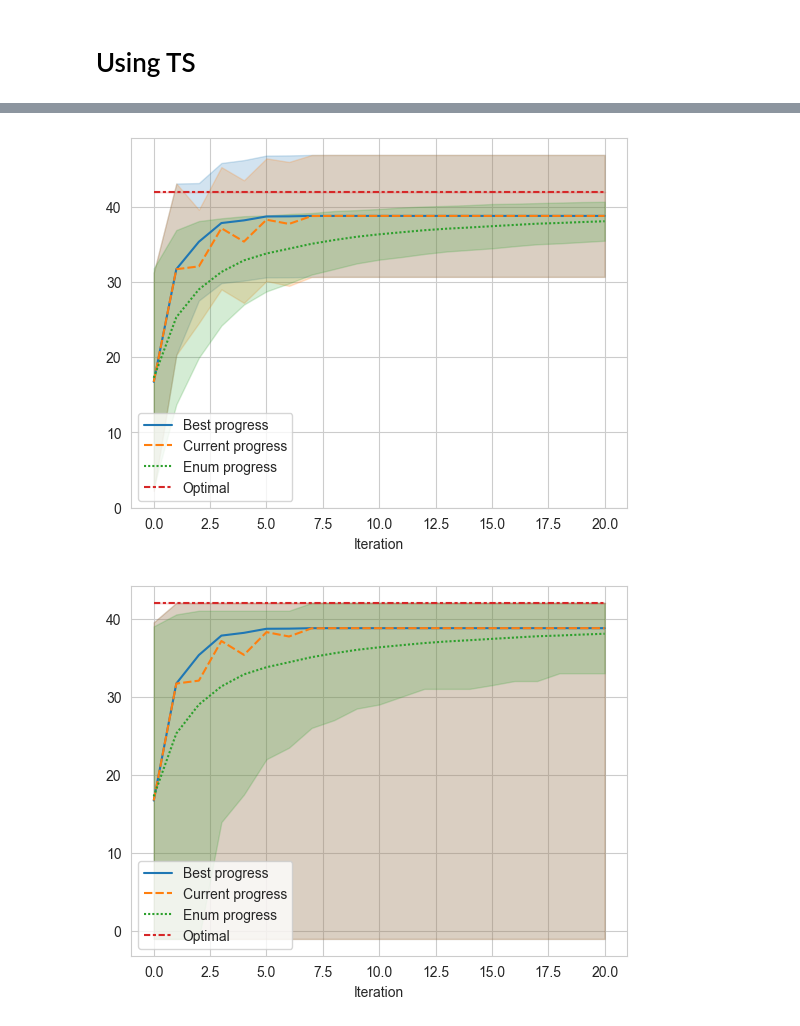
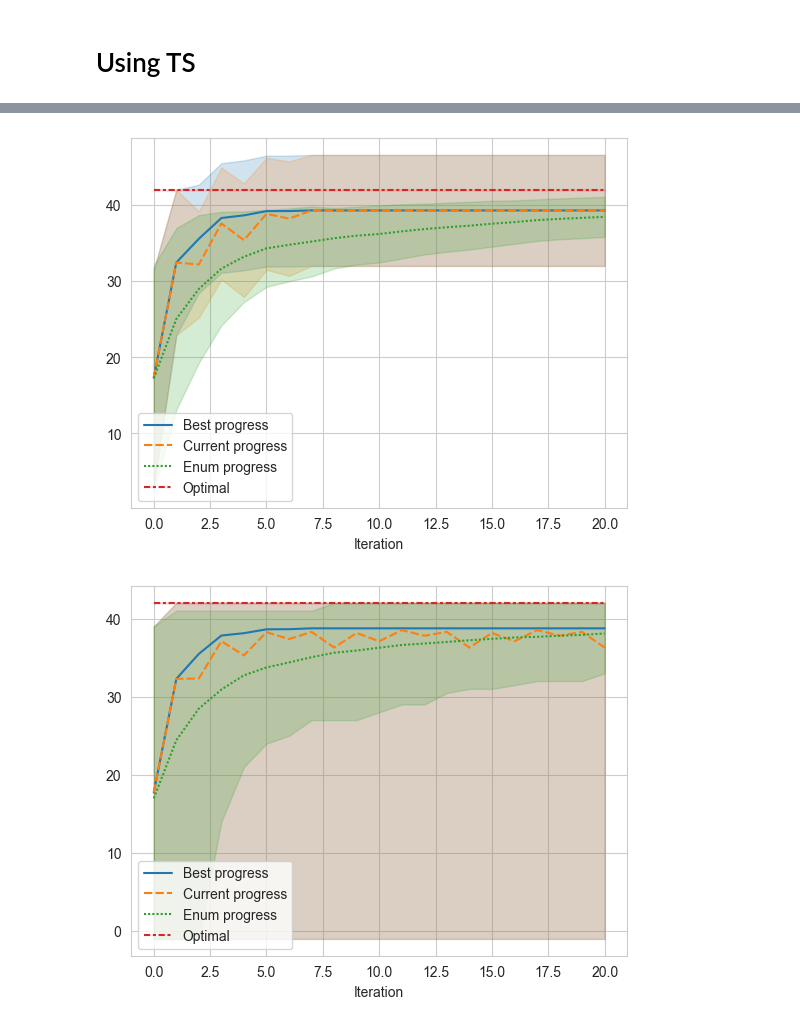
Before and after one commit to nngerncham/ma395_heuristic, a Jupyter notebook: homework/hw3/codebase/Notebooks/Problem 5.ipynb, the cells around one changed output, grey strips where cells are left out. Saved outputs shown, nothing was run; the diff lists cells and outputs as text; code cells hidden in the pictures.

```diff
--- a/homework/hw3/codebase/Notebooks/Problem 5.ipynb
+++ b/homework/hw3/codebase/Notebooks/Problem 5.ipynb
@@ -7,7 +7,7 @@ import pandas as pd
 import seaborn as sns
 
 MAX_ITERS = 200
-DPI = 150
+DPI = 100
 # %%
 s0 = np.random.randint(2, size=8)
 
@@ -79,9 +83,12 @@ solns_df = form_result(solns, max_iters)
 sns.lineplot(solns_df, errorbar='sd')
 plt.savefig("../../images/p5/tenure50", dpi=DPI, bbox_inches="tight")
 # %% [output]
-[figure, old version]
+[figure, new version]
 # %%
+solns = [p5_freq_tabu_search(np.random.randint(2, size=8), cost, max_iters=max_iters)
+         for _ in range(500)]
+solns_df = form_result(solns, max_iters)
 sns.lineplot(solns_df, errorbar='pi')
 plt.savefig("../../images/p5/pi", dpi=DPI, bbox_inches="tight")
 # %% [output]
-[figure, old version]
+[figure, new version]
```
Also changed, not shown: parts of 10 cells of this notebook, 40 other files.
